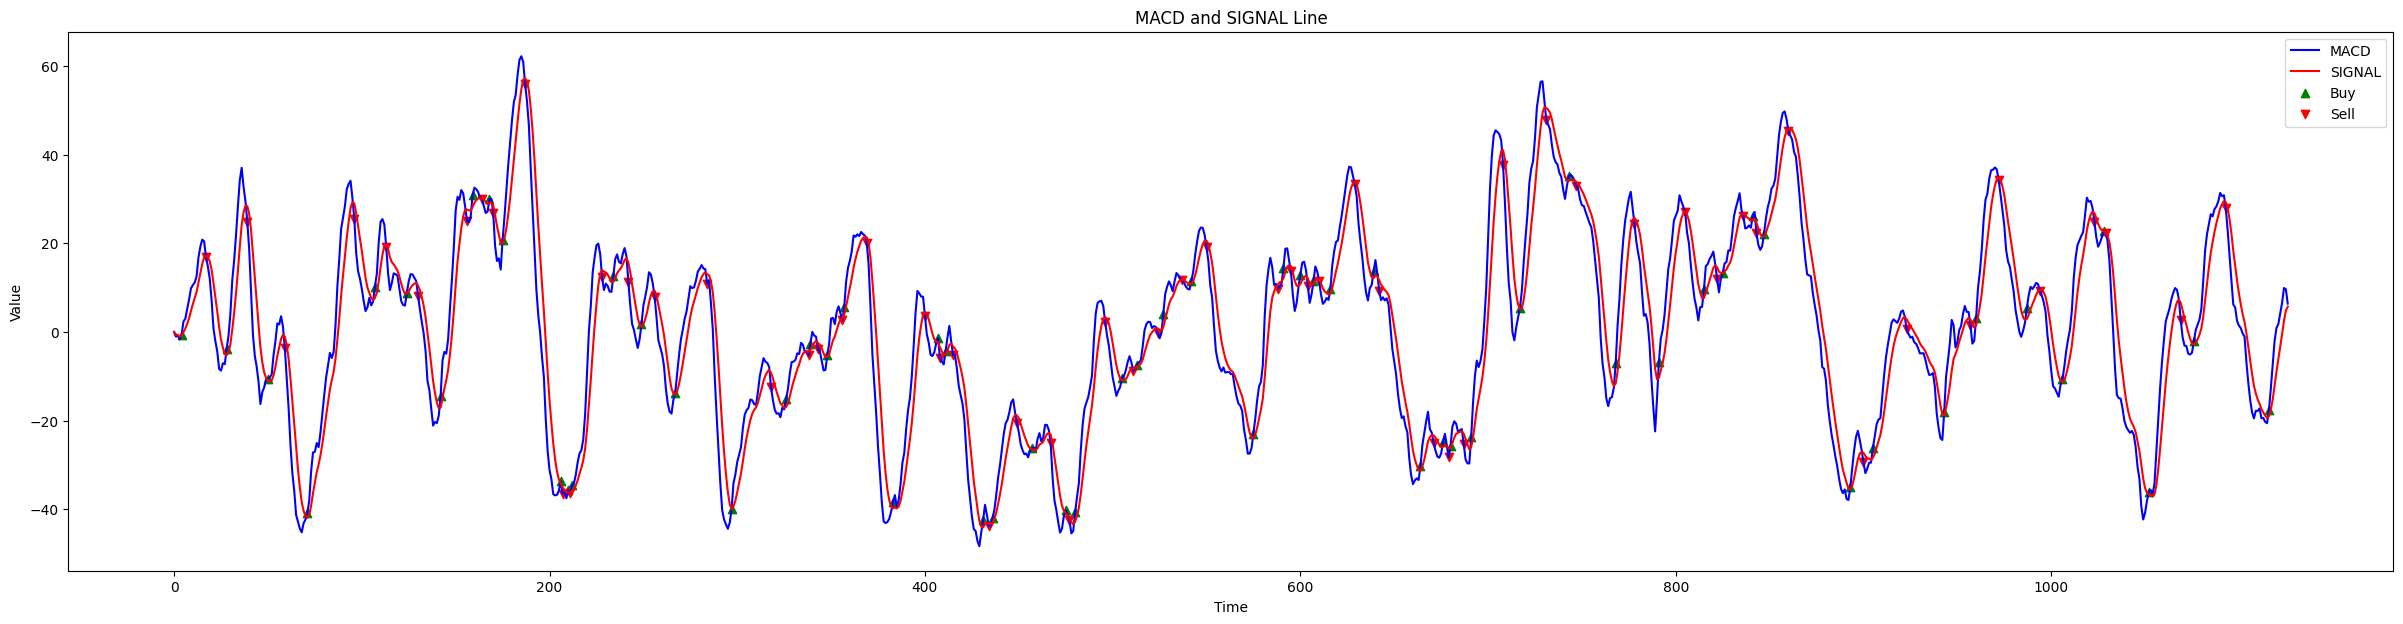
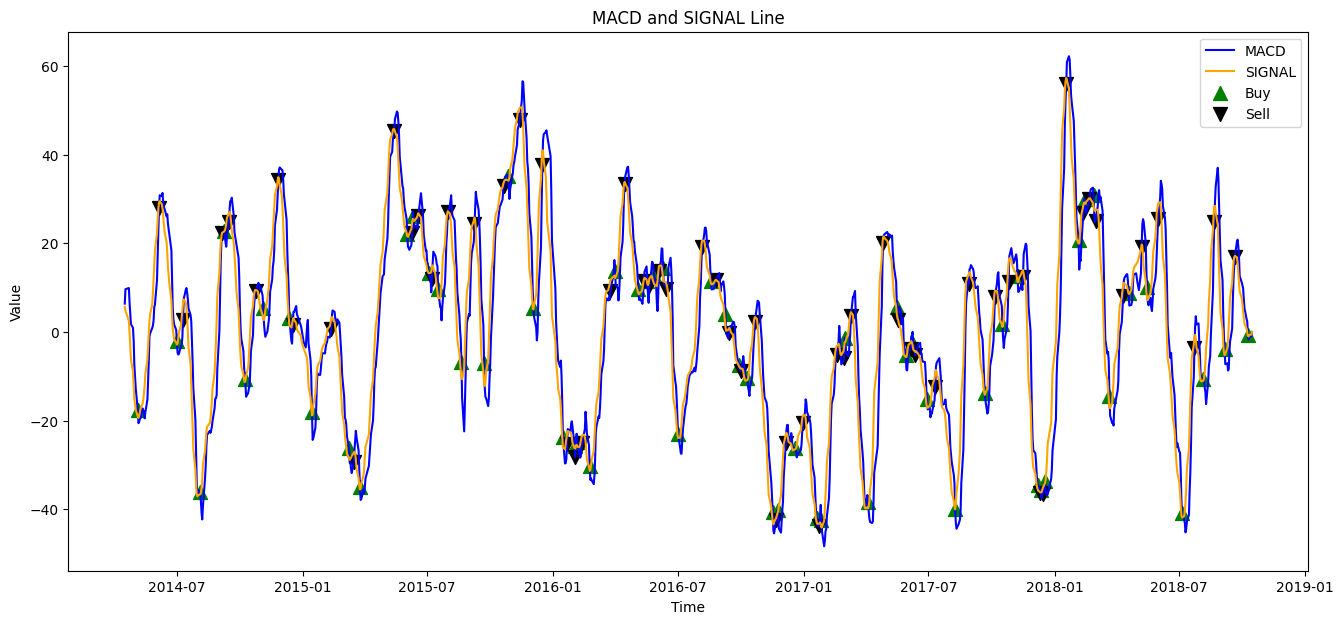
The notebook cell's code change between the first figure and the second:
--- before
+++ after
@@ -1,14 +1,13 @@
-plt.figure(figsize=(30,7))
-plt.plot(MACD, label='MACD', color='blue') #może dodać daty
-plt.plot(SIGNAL, label='SIGNAL', color='red')
+plt.figure(figsize=(16,7))
+plt.plot(dates,MACD, label='MACD', color='blue') #może dodać daty
+plt.plot(dates,SIGNAL, label='SIGNAL', color='orange')
 
-buyPoints = [point[0] for point in buyArray]
-buyValues = [point[1] for point in buyArray]
-sellPoints = [point[0] for point in sellArray]
-sellValues = [point[1] for point in sellArray]
+buyPoints = getArrayOfIndexes(dates, extractFromTuple(buyArray,0))#[point[0] for point in buyArray]#
+buyValues = extractFromTuple(buyArray,1)#[point[1] for point in buyArray]#
+sellPoints = getArrayOfIndexes(dates, extractFromTuple(sellArray,0))#[point[0] for point in buyArray]#
+sellValues = extractFromTuple(sellArray,1)#[point[1] for point in buyArray]#
 
-
-plt.scatter(buyPoints, buyValues, color='green', marker='^', label='Buy')
-plt.scatter(sellPoints, sellValues, color='red', marker='v', label='Sell')
+plt.scatter(buyPoints, buyValues, color='green', marker='^', label='Buy', s=100)
+plt.scatter(sellPoints, sellValues, color='black', marker='v', label='Sell', s = 100)
 
 plt.legend(loc='upper right')

Commit: Enhance MACD report with analysis of example data plots and add TODOs for future improvements